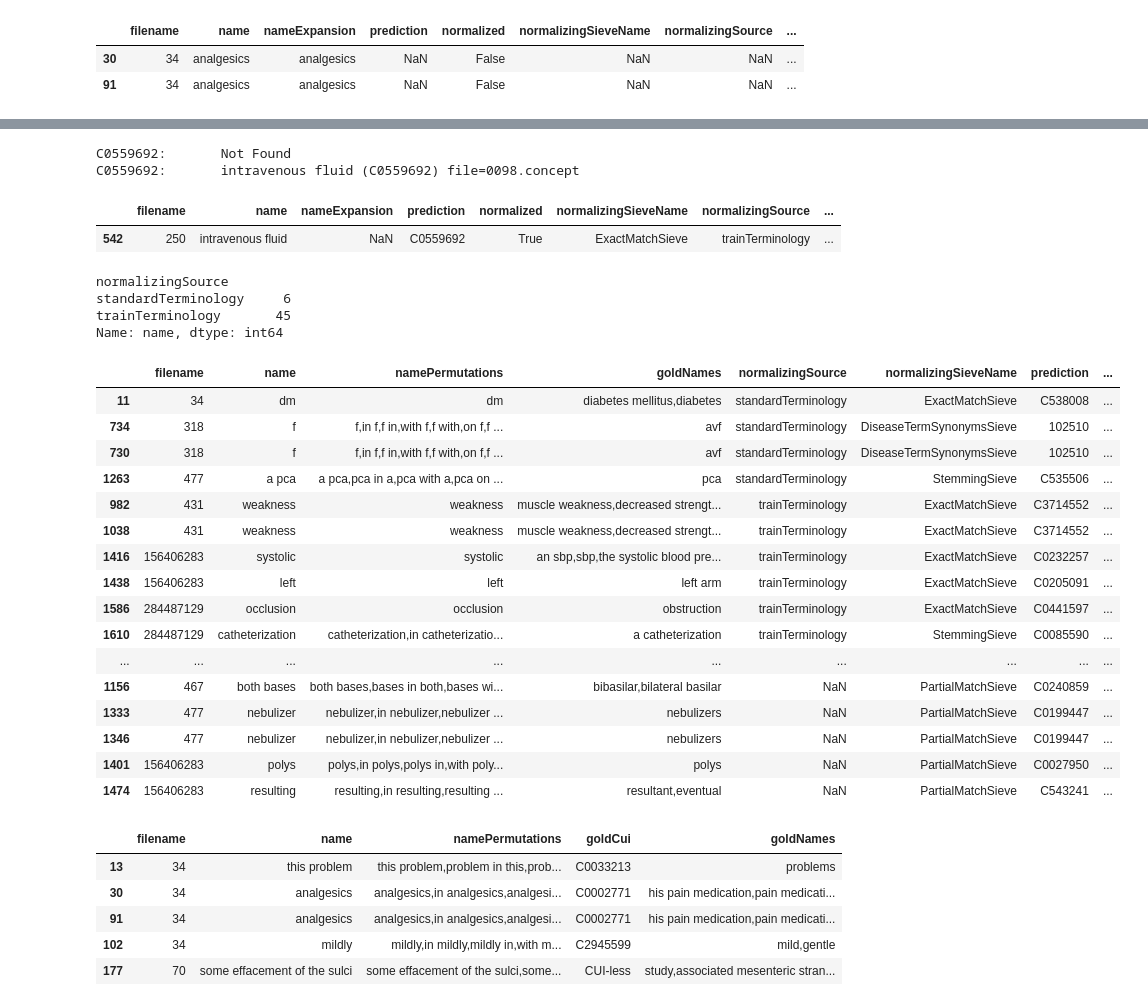
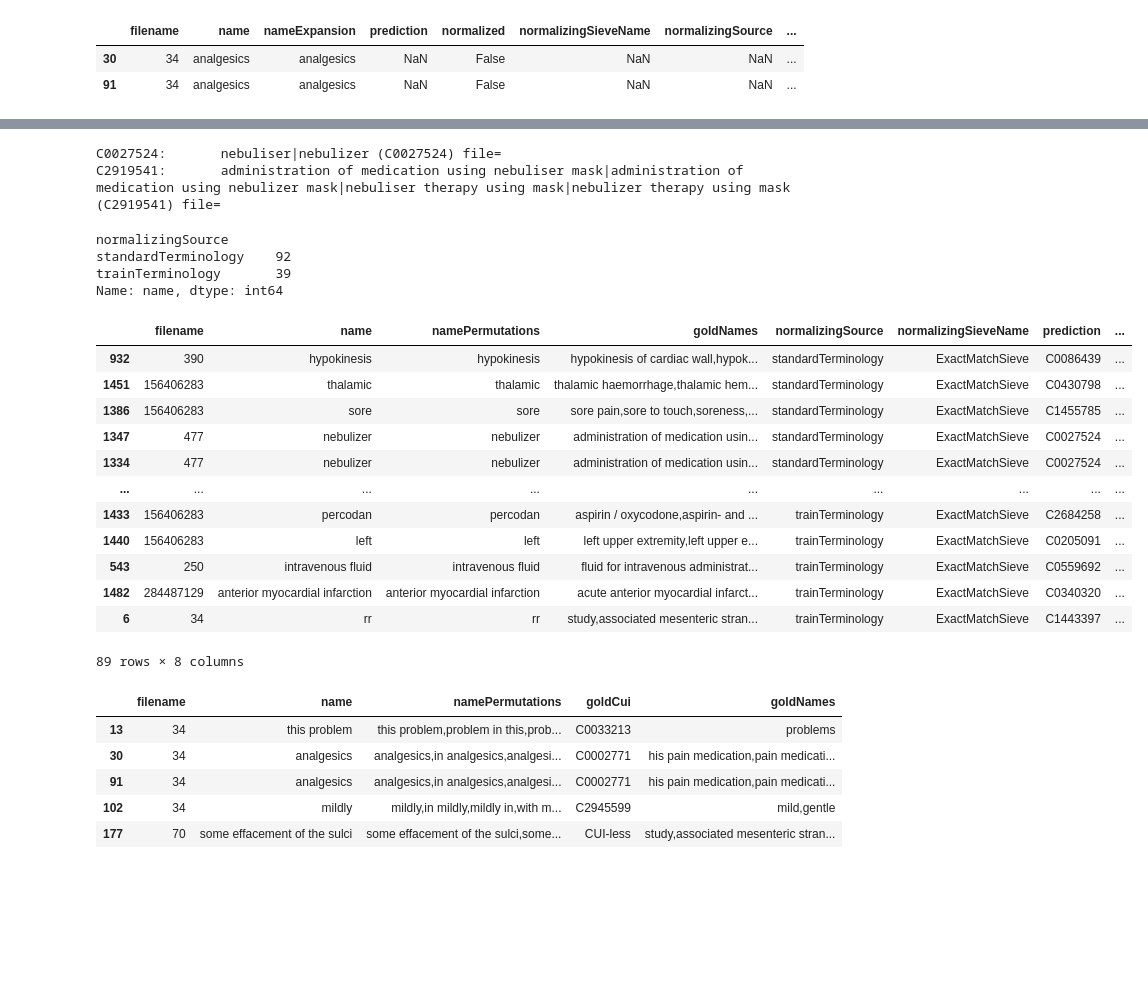
Before and after one commit to etfrenchvcu/disorder-normalizer, a Jupyter notebook: scripts/evaluate.ipynb, the cells around one changed output, grey strips where cells are left out. Drawn from its saved outputs; the diff is of its cells as text; code cells hidden in the pictures; blank space fills up the shorter version.

```diff
--- a/scripts/evaluate.ipynb
+++ b/scripts/evaluate.ipynb
@@ -78,7 +68,7 @@ train_path = '../n2c2-data/train'
 pred_path = '../n2c2-data/output'
 gold_path = '../n2c2-data/test'
 results = pd.read_csv(f'{pred_path}/results.txt',sep='\t')
-results = results[[str(x)[0]!='D' for x in results.prediction]] # Filter DUI predictions
-sieveResults(results)
+# results = results[[str(x)[0]!='D' for x in results.prediction]] # Filter DUI predictions
+sieveResults(results)#.to_csv('../results/n2c2_umls_sieve_level.csv',sep='|',header=None,index=None)
 # %% [output]
 |  | sieve | n | tp | fp | sieve_acc | agg_recall | agg_precision |
@@ -110,40 +104,35 @@ getAmbiguous(train).head()
 # %%
-lookup('C0559692', terminology)
-lookup('C0559692',train) #C0559692	C1289919
-results[results.goldCui=='C1289919']
+lookup('C0027524', terminology)
+lookup('C2919541', terminology)
+# lookup('C0232172',train)
+# results[results.goldCui=='C0086439']
 # %% [output]
-C0559692:       Not Found
-C0559692:       intravenous fluid (C0559692) file=0098.concept
+C0027524:       nebuliser|nebulizer (C0027524) file=
+C2919541:       administration of medication using nebuliser mask|administration of medication using nebulizer mask|nebuliser therapy using mask|nebulizer therapy using mask (C2919541) file=
-|  | filename | name | nameExpansion | prediction | normalized | normalizingSieveName | normalizingSource | ... |
-| 542 | 250 | intravenous fluid | NaN | C0559692 | True | ExactMatchSieve | trainTerminology | ... |
 # %%
 # Error analysis
 errors = results[(results.prediction != results.goldCui) & (results.normalized==True)].sort_values('normalizingSource')
 errors = errors[['filename','name','namePermutations','goldNames','normalizingSource','normalizingSieveName','prediction','goldCui']]
 print(errors.groupby('normalizingSource').count()['name'])
-errors[errors.goldNames.notnull()]
+errors[errors.normalizingSieveName=='ExactMatchSieve']
 # %% [output]
 normalizingSource
-standardTerminology     6
-trainTerminology       45
+standardTerminology    92
+trainTerminology       39
 Name: name, dtype: int64
 |  | filename | name | namePermutations | goldNames | normalizingSource | normalizingSieveName | prediction | ... |
-| 11 | 34 | dm | dm | diabetes mellitus,diabetes | standardTerminology | ExactMatchSieve | C538008 | ... |
-| 734 | 318 | f | f,in f,f in,with f,f with,on f,f ... | avf | standardTerminology | DiseaseTermSynonymsSieve | 102510 | ... |
-| 730 | 318 | f | f,in f,f in,with f,f with,on f,f ... | avf | standardTerminology | DiseaseTermSynonymsSieve | 102510 | ... |
-| 1263 | 477 | a pca | a pca,pca in a,pca with a,pca on ... | pca | standardTerminology | StemmingSieve | C535506 | ... |
-| 982 | 431 | weakness | weakness | muscle weakness,decreased strengt... | trainTerminology | ExactMatchSieve | C3714552 | ... |
-| 1038 | 431 | weakness | weakness | muscle weakness,decreased strengt... | trainTerminology | ExactMatchSieve | C3714552 | ... |
-| 1416 | 156406283 | systolic | systolic | an sbp,sbp,the systolic blood pre... | trainTerminology | ExactMatchSieve | C0232257 | ... |
-| 1438 | 156406283 | left | left | left arm | trainTerminology | ExactMatchSieve | C0205091 | ... |
-| 1586 | 284487129 | occlusion | occlusion | obstruction | trainTerminology | ExactMatchSieve | C0441597 | ... |
-| 1610 | 284487129 | catheterization | catheterization,in catheterizatio... | a catheterization | trainTerminology | StemmingSieve | C0085590 | ... |
+| 932 | 390 | hypokinesis | hypokinesis | hypokinesis of cardiac wall,hypok... | standardTerminology | ExactMatchSieve | C0086439 | ... |
+| 1451 | 156406283 | thalamic | thalamic | thalamic haemorrhage,thalamic hem... | standardTerminology | ExactMatchSieve | C0430798 | ... |
+| 1386 | 156406283 | sore | sore | sore pain,sore to touch,soreness,... | standardTerminology | ExactMatchSieve | C1455785 | ... |
+| 1347 | 477 | nebulizer | nebulizer | administration of medication usin... | standardTerminology | ExactMatchSieve | C0027524 | ... |
+| 1334 | 477 | nebulizer | nebulizer | administration of medication usin... | standardTerminology | ExactMatchSieve | C0027524 | ... |
 | ... | ... | ... | ... | ... | ... | ... | ... | ... |
-| 1156 | 467 | both bases | both bases,bases in both,bases wi... | bibasilar,bilateral basilar | NaN | PartialMatchSieve | C0240859 | ... |
-| 1333 | 477 | nebulizer | nebulizer,in nebulizer,nebulizer ... | nebulizers | NaN | PartialMatchSieve | C0199447 | ... |
-| 1346 | 477 | nebulizer | nebulizer,in nebulizer,nebulizer ... | nebulizers | NaN | PartialMatchSieve | C0199447 | ... |
-| 1401 | 156406283 | polys | polys,in polys,polys in,with poly... | polys | NaN | PartialMatchSieve | C0027950 | ... |
-| 1474 | 156406283 | resulting | resulting,in resulting,resulting ... | resultant,eventual | NaN | PartialMatchSieve | C543241 | ... |
+| 1433 | 156406283 | percodan | percodan | aspirin / oxycodone,aspirin- and ... | trainTerminology | ExactMatchSieve | C2684258 | ... |
+| 1440 | 156406283 | left | left | left upper extremity,left upper e... | trainTerminology | ExactMatchSieve | C0205091 | ... |
+| 543 | 250 | intravenous fluid | intravenous fluid | fluid for intravenous administrat... | trainTerminology | ExactMatchSieve | C0559692 | ... |
+| 1482 | 284487129 | anterior myocardial infarction | anterior myocardial infarction | acute anterior myocardial infarct... | trainTerminology | ExactMatchSieve | C0340320 | ... |
+| 6 | 34 | rr | rr | study,associated mesenteric stran... | trainTerminology | ExactMatchSieve | C1443397 | ... |
+89 rows × 8 columns
 # %%
 omissions = results[results.prediction.isnull() & results.goldNames.notnull()]
 omissions[['filename','name','namePermutations','goldCui','goldNames']].head(5)
```
Also changed, not shown: parts of 5 cells of this notebook, 9 other files.
